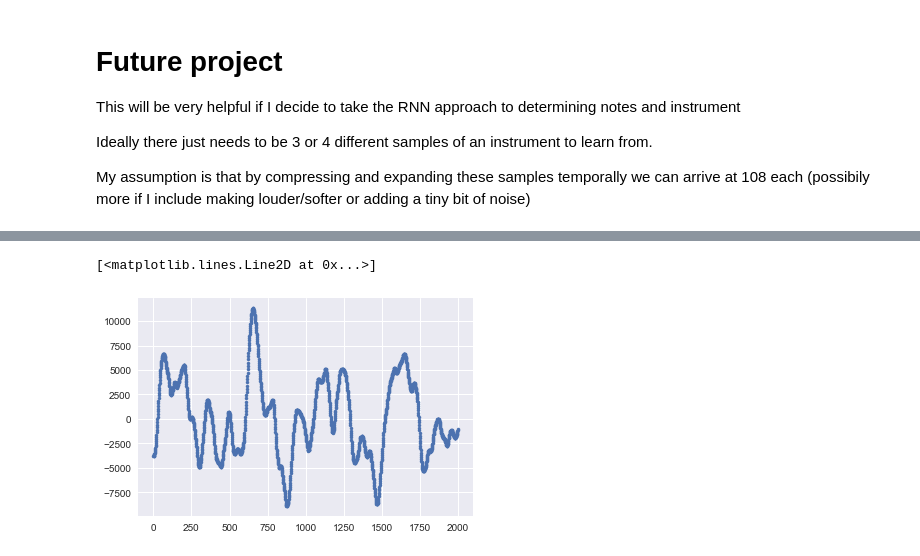
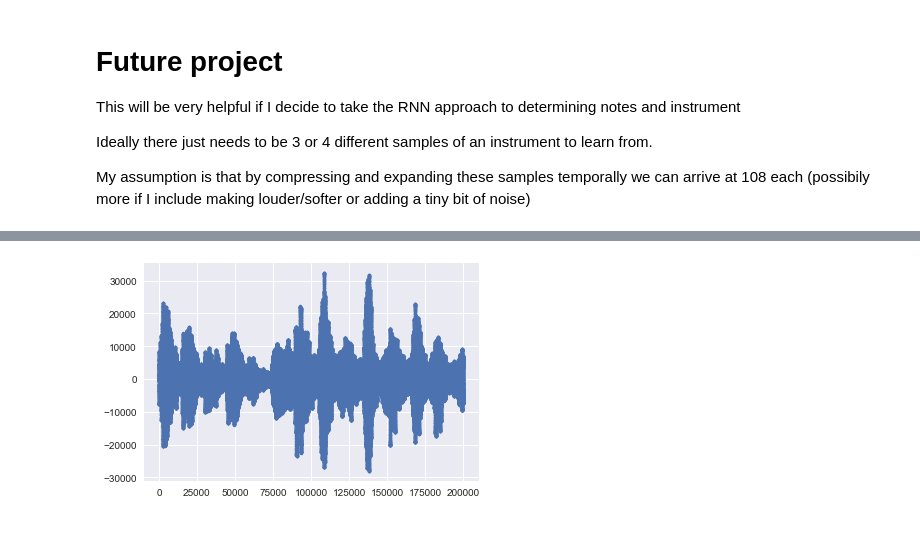
Before and after one commit to pstetz/Pitch-Perfect, a Jupyter notebook: in_progress/data_generator.ipynb, the cells around one changed output, grey strips where cells are left out. Drawn from its saved outputs; the diff is of its cells as text; code cells hidden in the pictures.

Commit message:
music generator mostly complete

```diff
--- a/in_progress/data_generator.ipynb
+++ b/in_progress/data_generator.ipynb
@@ -20,8 +23,7 @@ warnings.filterwarnings('ignore')
 music = Music()
 music.read('../sounds/wav/cello_pluck/expert/bach.wav')
 # %%
-seg = music.chan1[398000:400000]
-plt.plot(seg, ".")
+seg = music.chan1[300000:500000]
+_ = plt.plot(seg, ".")
 # %% [output]
-[<matplotlib.lines.Line2D at 0x...>]
-[figure, old version]
+[figure, new version]
```
Also changed, not shown: parts of 5 cells of this notebook, 1 other file.
